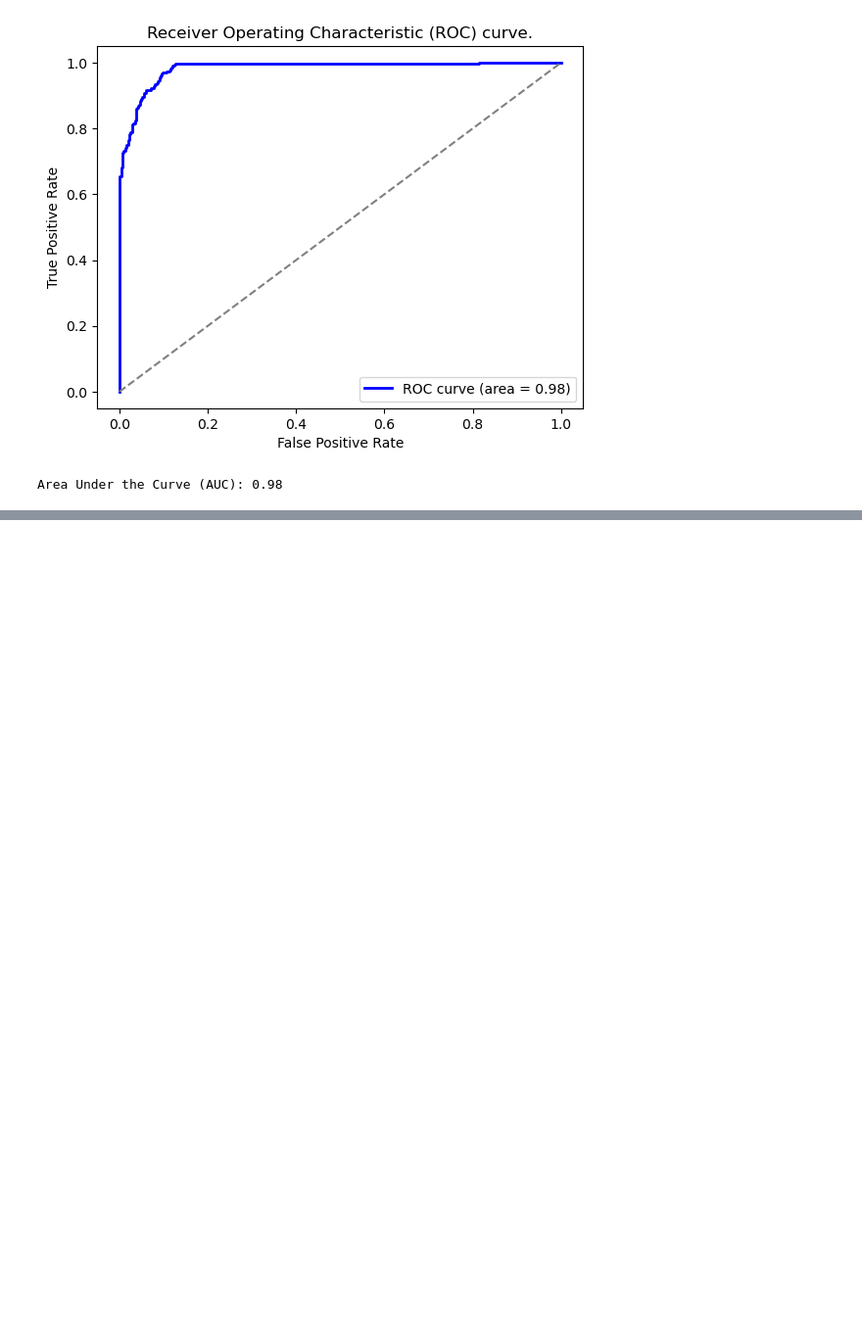
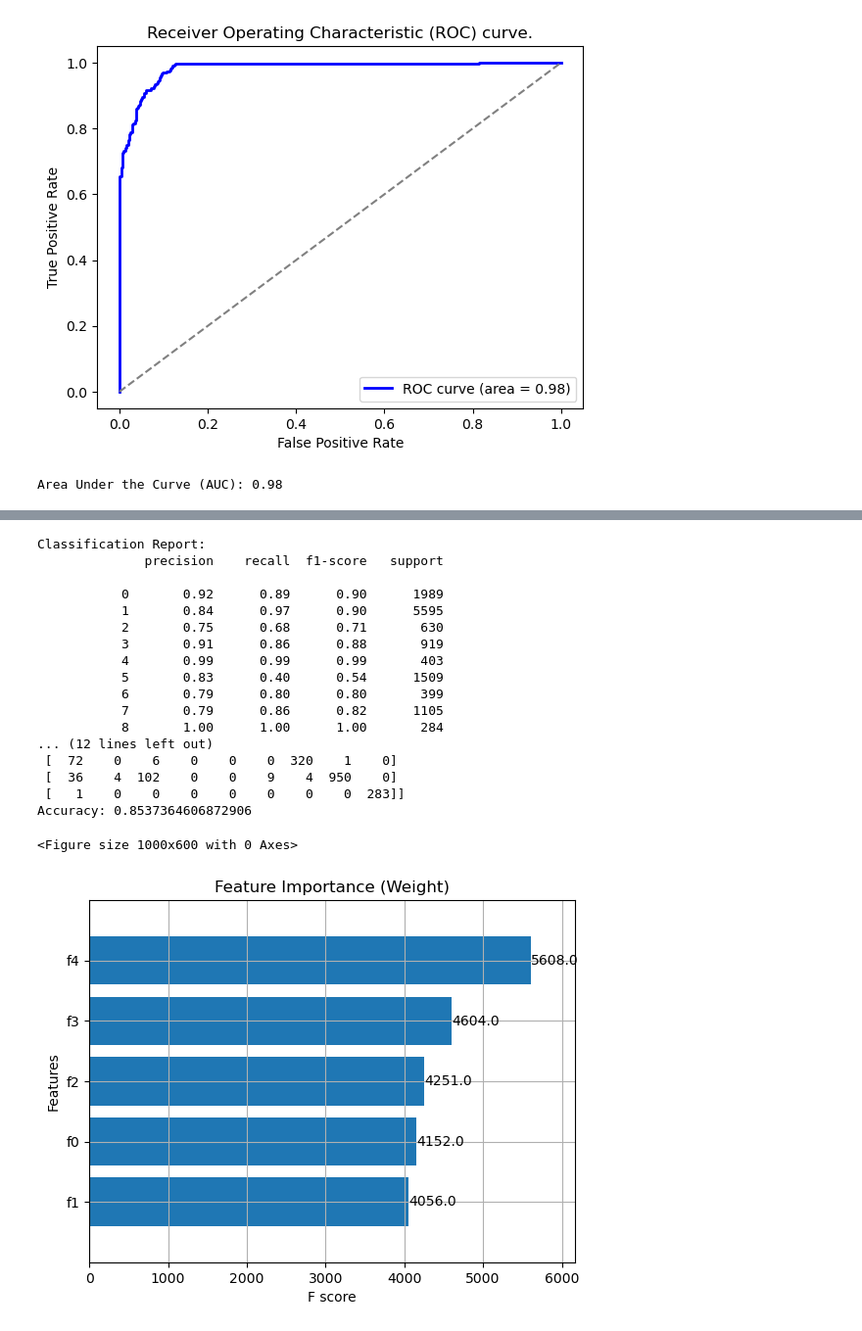
Before and after one commit to SagarLekhak/IMG_689_Graduate_Special_Topics, a Jupyter notebook: ml_2/hw_3_classification.ipynb, the cells around one changed output, grey strips where cells are left out. Shown at 98% size. Cells and saved outputs as stored; diff of their text form; code cells hidden in the pictures; blank space fills up the shorter version.

```diff
--- a/ml_2/hw_3.ipynb
+++ b/ml_2/hw_3_classification.ipynb
@@ -621,0 +716,79 @@ In such case, we can proceed with the following steps:
+# %%
+import xgboost as xgb
+from sklearn.metrics import classification_report, confusion_matrix, accuracy_score
+import matplotlib.pyplot as plt
+from sklearn.model_selection import train_test_split
+import numpy as np
+
+# Reshape and flatten the data
+X_un = paviaU_5bands.reshape(-1, paviaU_5bands[0, 0, :].size)  # Convert the data into 2D
+y_un = paviaU_gt.flatten()  # Flatten ground truth labels
+
+# Ignore class 0 in labels (unlabeled data)
+mask_un = y_un != 0
+X_un = X_un[mask_un]  # Shapes the data to (42776, 5)
+y_un = y_un[mask_un]  # Shapes the data to (42776), now y has class values [1 2 3 4 5 6 7 8 9]
+
+# Convert labels to zero-indexed format
+y_un = y_un - 1  # Now y_un has class values [0 1 2 3 4 5 6 7 8]
+
+# Train/test split (70% training, 30% testing)
+X_train_un, X_test_un, y_train_un, y_test_un = train_test_split(X_un, y_un, test_size=0.3, stratify=y_un, random_state=42)
+
+# Step 1: Convert the dataset into DMatrix (XGBoost's optimized data structure)
+dtrain_un = xgb.DMatrix(X_train_un, label=y_train_un)
+dtest_un = xgb.DMatrix(X_test_un, label=y_test_un)
+
+# Step 2: Set XGBoost parameters for multi-class classification
+params = {
+    'objective': 'multi:softmax',  # Multi-class classification
+    'num_class': 9,                # Number of classes
+    'eval_metric': 'mlogloss',     # Multi-class log loss for evaluation
+    'max_depth': 6,                # Maximum depth of a tree
+    'eta': 0.1,                    # Learning rate
+    'subsample': 0.8,              # Subsample ratio of the training instances
+    'colsample_bytree': 0.8,       # Subsample ratio of columns when constructing each tree
+    'seed': 42                     # Random seed for reproducibility
+}
+
+# Step 3: Train the model
+num_rounds = 100  # Number of boosting rounds
+model_un = xgb.train(params, dtrain_un, num_rounds)
+
+# Step 4: Make predictions on the test set
+y_pred_un = model_un.predict(dtest_un)  # Predicted class labels
+
+# Step 5: Evaluate the model
+print("Classification Report:")
+print(classification_report(y_test_un, y_pred_un))
+
+print("Confusion Matrix:")
+print(confusion_matrix(y_test_un, y_pred_un))
+
+print("Accuracy:", accuracy_score(y_test_un, y_pred_un))
+
+# Step 6: Plot feature importance
+plt.figure(figsize=(10, 6))
+xgb.plot_importance(model_un, importance_type='weight', max_num_features=10, height=0.8)
+plt.title('Feature Importance (Weight)')
+plt.show()
+# %% [output]
+Classification Report:
+              precision    recall  f1-score   support
+
+           0       0.92      0.89      0.90      1989
+           1       0.84      0.97      0.90      5595
+           2       0.75      0.68      0.71       630
+           3       0.91      0.86      0.88       919
+           4       0.99      0.99      0.99       403
+           5       0.83      0.40      0.54      1509
+           6       0.79      0.80      0.80       399
+           7       0.79      0.86      0.82      1105
+           8       1.00      1.00      1.00       284
+... (12 lines left out)
+ [  72    0    6    0    0    0  320    1    0]
+ [  36    4  102    0    0    9    4  950    0]
+ [   1    0    0    0    0    0    0    0  283]]
+Accuracy: 0.8537364606872906
+<Figure size 1000x600 with 0 Axes>
+[figure, added]
```
Also changed, not shown: parts of 8 cells of this notebook.
